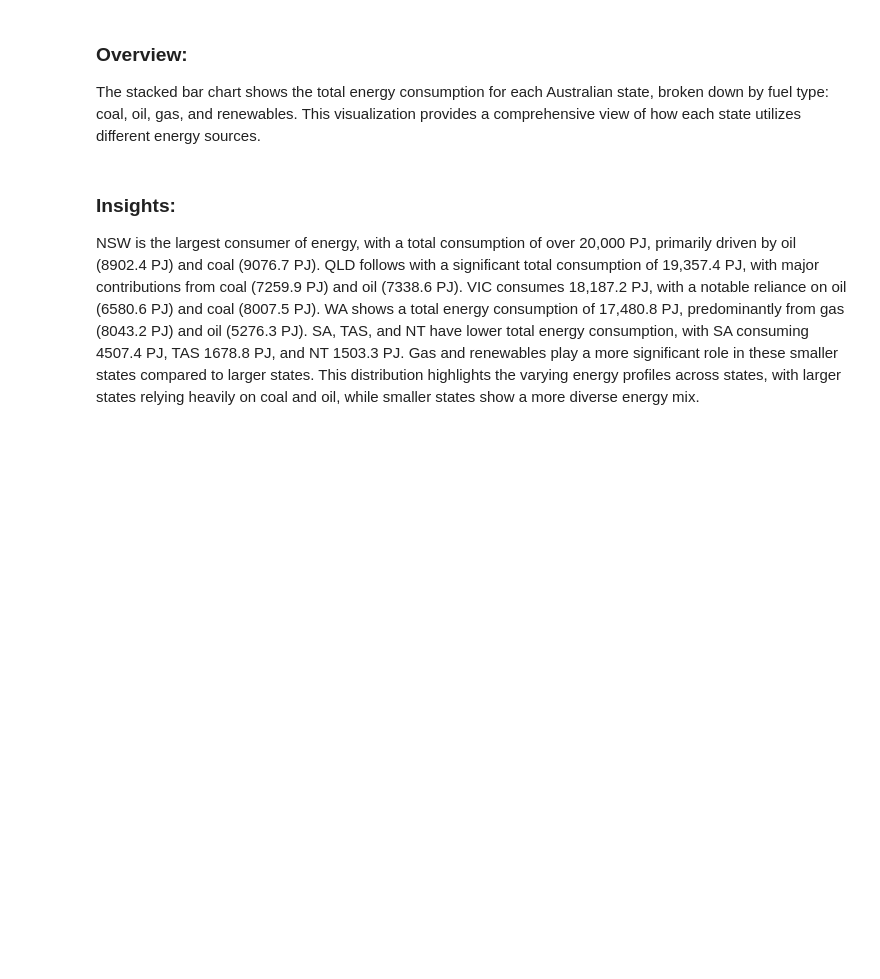
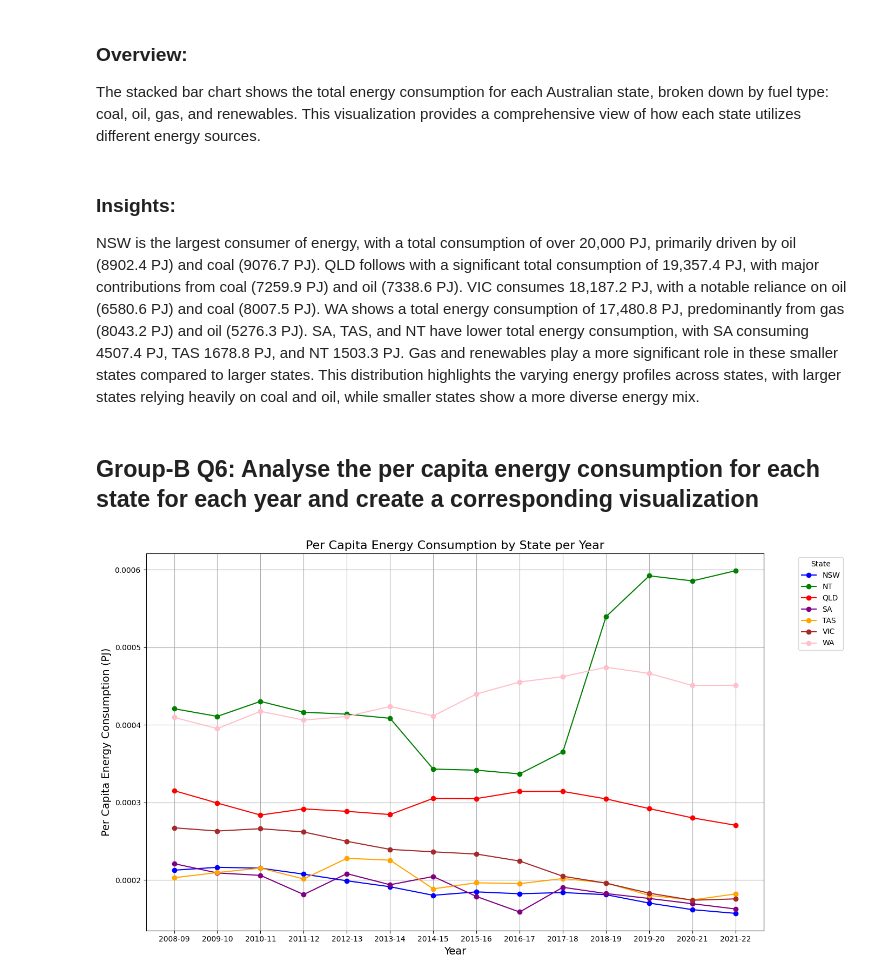
Before and after one commit to Rahe23/Assessment-Two, a Jupyter notebook: Business_Report_Assessment_Two.ipynb, the cells around one changed output. Drawn from its saved outputs; the diff is of its cells as text; code cells hidden in the pictures; blank space fills up the shorter version.

```diff
--- a/Business_Report_Assessment_Two.ipynb
+++ b/Business_Report_Assessment_Two.ipynb
@@ -423,3 +423,32 @@ The stacked bar chart shows the total energy consumption for each Australian sta
 # %% [markdown]
 ### Insights:
 NSW is the largest consumer of energy, with a total consumption of over 20,000 PJ, primarily driven by oil (8902.4 PJ) and coal (9076.7 PJ). QLD follows with a significant total consumption of 19,357.4 PJ, with major contributions from coal (7259.9 PJ) and oil (7338.6 PJ). VIC consumes 18,187.2 PJ, with a notable reliance on oil (6580.6 PJ) and coal (8007.5 PJ). WA shows a total energy consumption of 17,480.8 PJ, predominantly from gas (8043.2 PJ) and oil (5276.3 PJ). SA, TAS, and NT have lower total energy consumption, with SA consuming 4507.4 PJ, TAS 1678.8 PJ, and NT 1503.3 PJ. Gas and renewables play a more significant role in these smaller states compared to larger states. This distribution highlights the varying energy profiles across states, with larger states relying heavily on coal and oil, while smaller states show a more diverse energy mix.
+# %% [markdown]
+## Group-B Q6: Analyse the per capita energy consumption for each state for each year and create a corresponding visualization
+# %%
+# Calculate the total energy consumption
+asus_engy_df['Total Energy (PJ)'] = asus_engy_df[['Coal (PJ)', 'Oil (PJ)', 'Gas (PJ)', 'Renewables (PJ)']].sum(axis=1)
+
+# Calculate the per capita energy consumption
+asus_engy_df['Per Capita Energy (PJ)'] = asus_engy_df['Total Energy (PJ)'] / asus_engy_df['Population']
+
+# Group by state and year to sum the per capita energy consumption
+energy_per_state_year = asus_engy_df.groupby(['State', 'Year'])['Per Capita Energy (PJ)'].sum().unstack()
+
+# Define custom colors for each state
+colors = ['blue', 'green', 'red', 'purple', 'orange', 'brown', 'pink']
+
+# Plot the data as a line chart with custom colors
+plt.figure(figsize=(14, 8))
+for state, color in zip(energy_per_state_year.index, colors):
+    plt.plot(energy_per_state_year.columns, energy_per_state_year.loc[state], marker='o', label=state, color=color)
+
+plt.title('Per Capita Energy Consumption by State per Year', fontsize=16)
+plt.xlabel('Year', fontsize=14)
+plt.ylabel('Per Capita Energy Consumption (PJ)', fontsize=14)
+plt.legend(title='State', bbox_to_anchor=(1.05, 1), loc='upper left')
+plt.grid(True)
+plt.tight_layout()
+plt.show()
+# %% [output]
+[figure, added]
```
Also changed, not shown: parts of 11 cells of this notebook.
